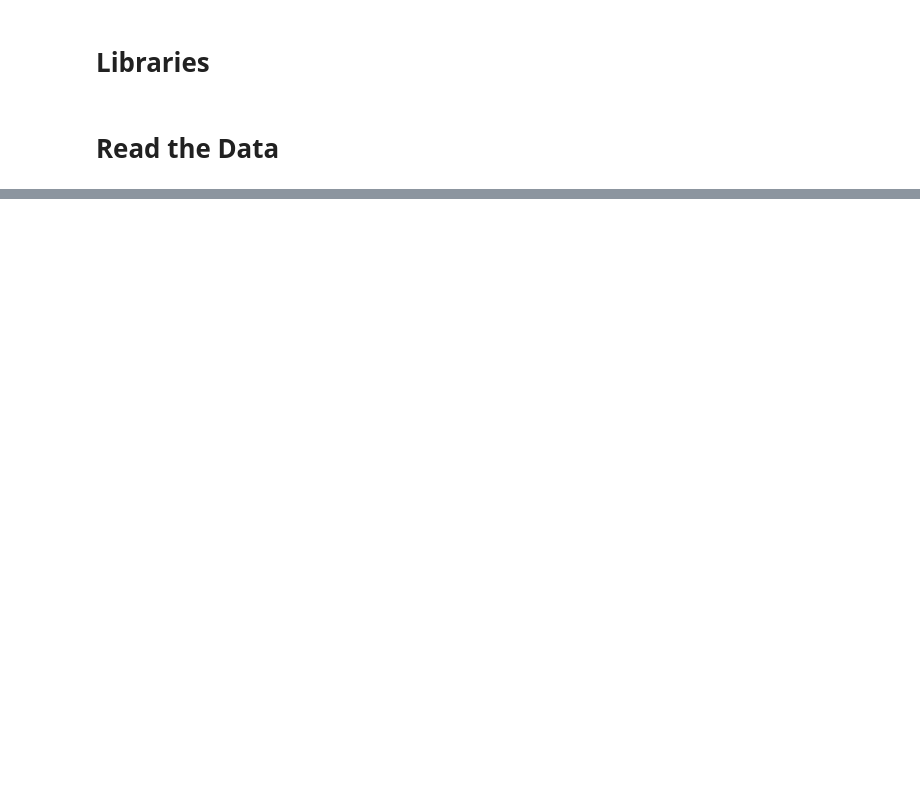
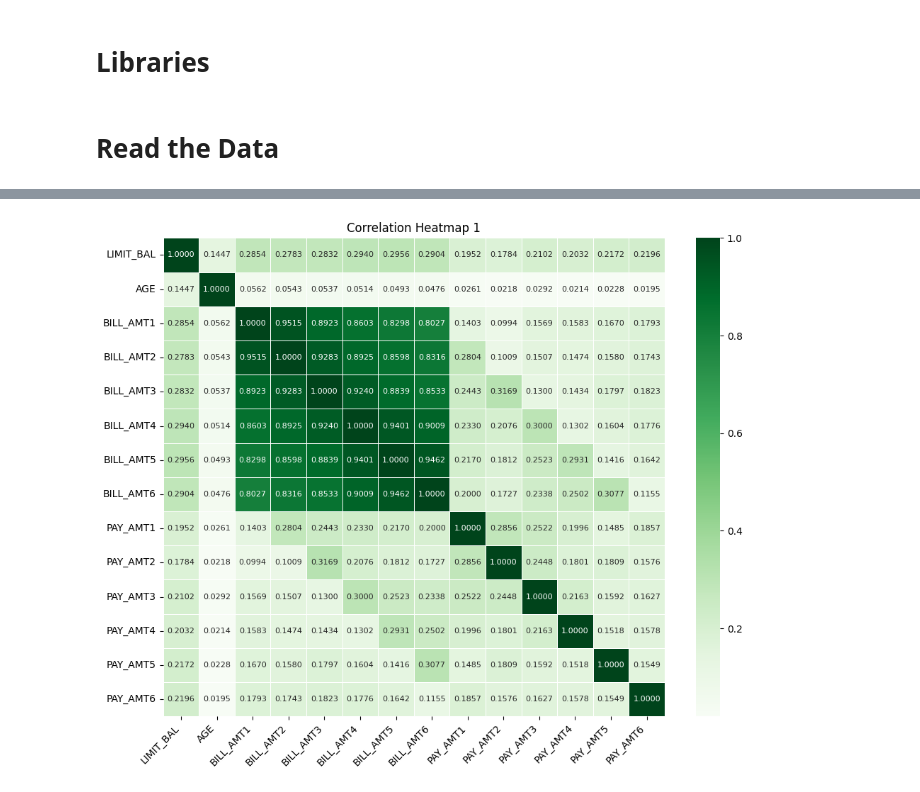
Before and after one commit to Knchna/Credit_Default_Preprocessing, a Jupyter notebook: Credit_Default_Preprocessing.ipynb, the cells around one changed output, grey strips where cells are left out. Drawn from its saved outputs; the diff is of its cells as text; code cells hidden in the pictures; blank space fills up the shorter version.

Commit message:
Completed Corr & MI. No columns were dropped

```diff
--- a/Credit_Default_Preprocessing.ipynb
+++ b/Credit_Default_Preprocessing.ipynb
@@ -40,0 +49,14 @@ df_credit.head(20)
+# %%
+num_cols = ['LIMIT_BAL', 'AGE', 'BILL_AMT1', 'BILL_AMT2',
+       'BILL_AMT3', 'BILL_AMT4', 'BILL_AMT5', 'BILL_AMT6', 'PAY_AMT1',
+       'PAY_AMT2', 'PAY_AMT3', 'PAY_AMT4', 'PAY_AMT5', 'PAY_AMT6']
+
+cat_cols = ['SEX', 'EDUCATION', 'MARRIAGE', 'PAY_0', 'PAY_2', 'PAY_3', 'PAY_4', 'PAY_5', 'PAY_6']
+
+target_col = 'default payment next month'
+# %%
+# Finding Pearson's correlation coefficient to measure linear relationship b/w continuous numerical columns
+
+# Matrix 1: to find any mutli-collinearity b/w the 14 numerical features
+corr_mat_num = df_credit[num_cols].corr()
+corr_mat_num
@@ -40,0 +79,21 @@ df_credit.head(20)
+# %%
+# Correlation Heatmap 1: of only numerical feature cols
+
+plt.figure(figsize=(10,8))
+sns.heatmap(
+    corr_mat_num,
+    annot=True,
+    fmt=".4f",
+    cmap="Greens",
+    linewidths=0.5,
+    annot_kws={"size":8}
+)
+
+plt.xticks(rotation=45, ha="right")
+plt.yticks(rotation=0)
+plt.title('Correlation Heatmap 1')
+
+plt.tight_layout()
+plt.show()
+# %% [output]
+[figure, added]
```
Also changed, not shown: parts of 15 cells of this notebook.
